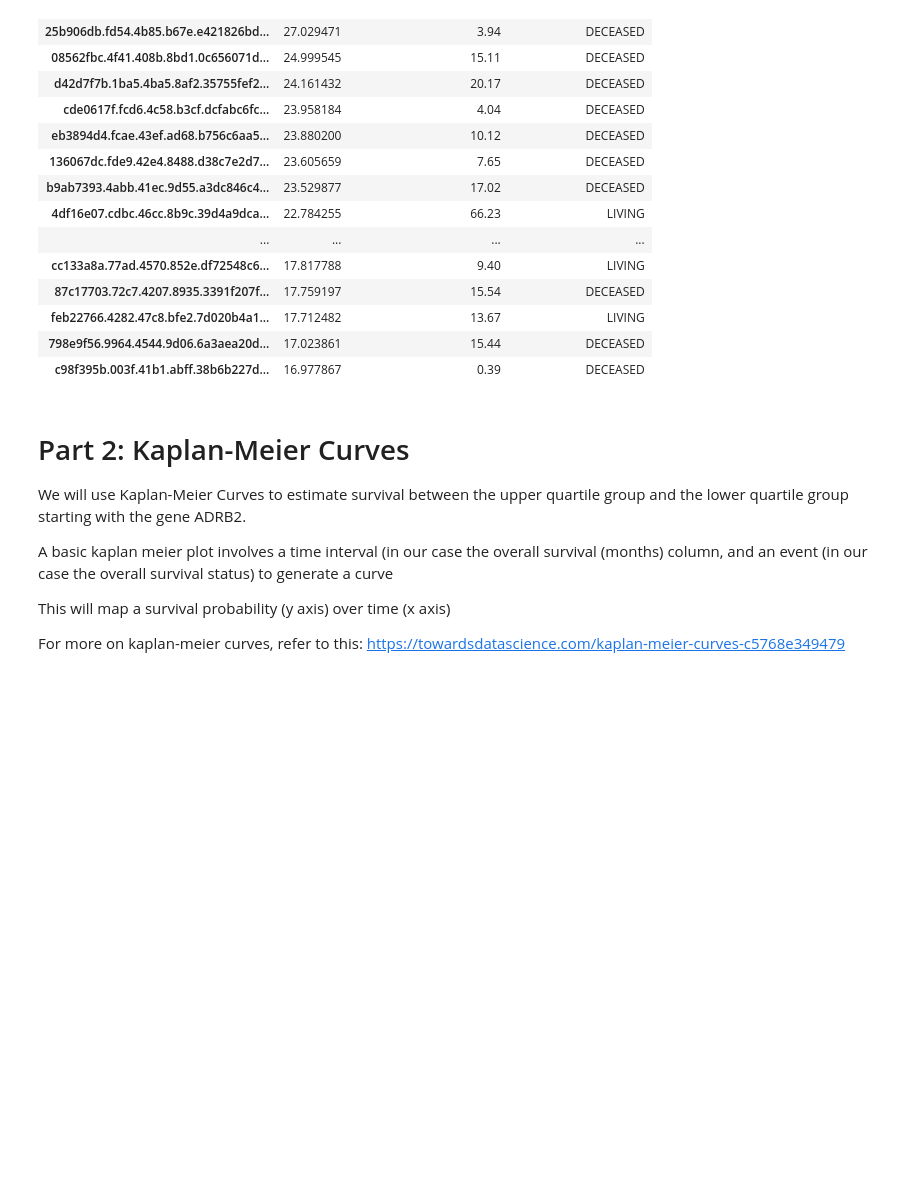
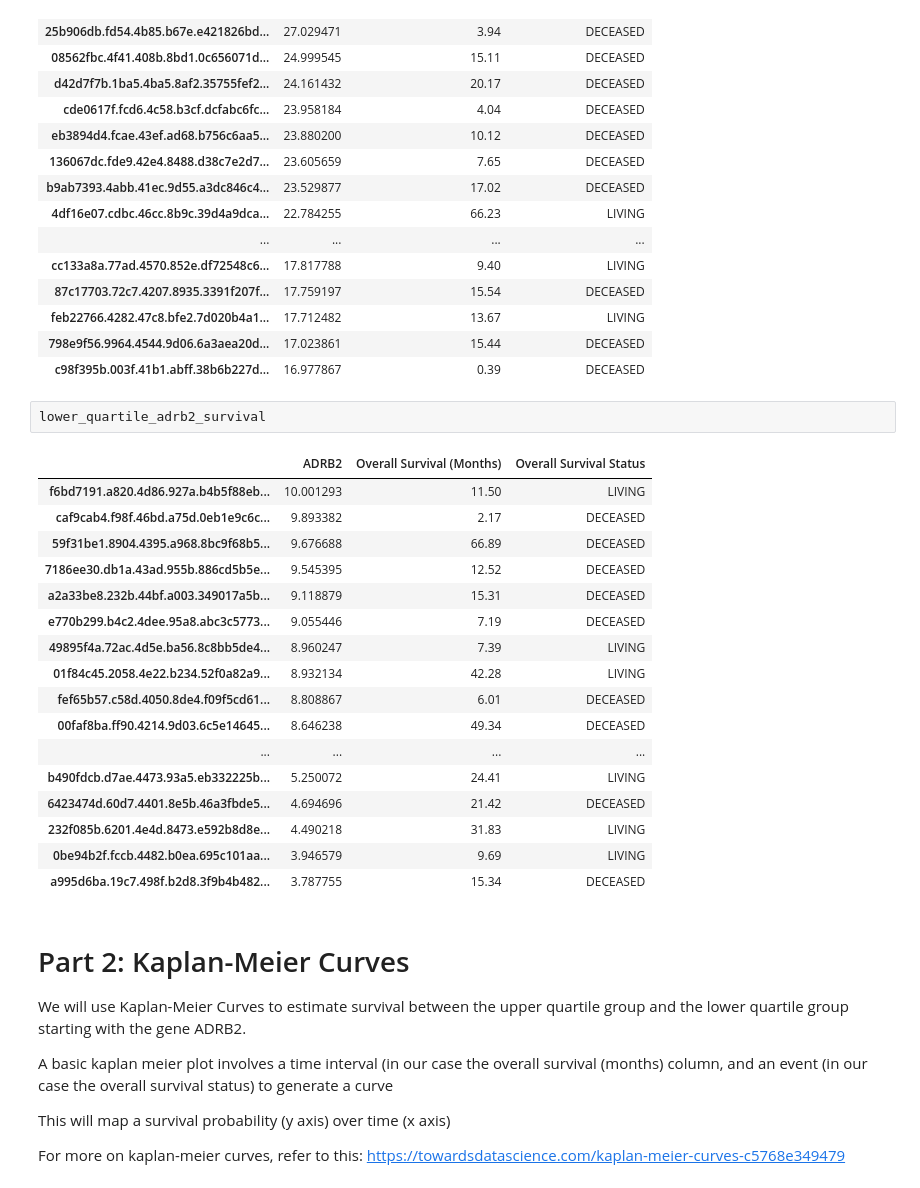
Before and after one commit to sophiaho/broad-work, a Jupyter notebook: tumor_survival_associations.ipynb, the cells around one changed output. Drawn from its saved outputs; the diff is of its cells as text; blank space fills up the shorter version.

```diff
--- a/tumor_survival_associations.ipynb
+++ b/tumor_survival_associations.ipynb
@@ -333,6 +333,26 @@ upper_quartile_adrb2_survival
 | feb22766.4282.47c8.bfe2.7d020b4a1... | 17.712482 | 13.67 | LIVING |
 | 798e9f56.9964.4544.9d06.6a3aea20d... | 17.023861 | 15.44 | DECEASED |
 | c98f395b.003f.41b1.abff.38b6b227d... | 16.977867 | 0.39 | DECEASED |
+# %%
+lower_quartile_adrb2_survival
+# %% [output]
+|  | ADRB2 | Overall Survival (Months) | Overall Survival Status |
+| f6bd7191.a820.4d86.927a.b4b5f88eb... | 10.001293 | 11.50 | LIVING |
+| caf9cab4.f98f.46bd.a75d.0eb1e9c6c... | 9.893382 | 2.17 | DECEASED |
+| 59f31be1.8904.4395.a968.8bc9f68b5... | 9.676688 | 66.89 | DECEASED |
+| 7186ee30.db1a.43ad.955b.886cd5b5e... | 9.545395 | 12.52 | DECEASED |
+| a2a33be8.232b.44bf.a003.349017a5b... | 9.118879 | 15.31 | DECEASED |
+| e770b299.b4c2.4dee.95a8.abc3c5773... | 9.055446 | 7.19 | DECEASED |
+| 49895f4a.72ac.4d5e.ba56.8c8bb5de4... | 8.960247 | 7.39 | LIVING |
+| 01f84c45.2058.4e22.b234.52f0a82a9... | 8.932134 | 42.28 | LIVING |
+| fef65b57.c58d.4050.8de4.f09f5cd61... | 8.808867 | 6.01 | DECEASED |
+| 00faf8ba.ff90.4214.9d03.6c5e14645... | 8.646238 | 49.34 | DECEASED |
+| ... | ... | ... | ... |
+| b490fdcb.d7ae.4473.93a5.eb332225b... | 5.250072 | 24.41 | LIVING |
+| 6423474d.60d7.4401.8e5b.46a3fbde5... | 4.694696 | 21.42 | DECEASED |
+| 232f085b.6201.4e4d.8473.e592b8d8e... | 4.490218 | 31.83 | LIVING |
+| 0be94b2f.fccb.4482.b0ea.695c101aa... | 3.946579 | 9.69 | LIVING |
+| a995d6ba.19c7.498f.b2d8.3f9b4b482... | 3.787755 | 15.34 | DECEASED |
 # %% [markdown]
 # Part 2: Kaplan-Meier Curves
 
```
Also changed, not shown: parts of 3 cells of this notebook.
